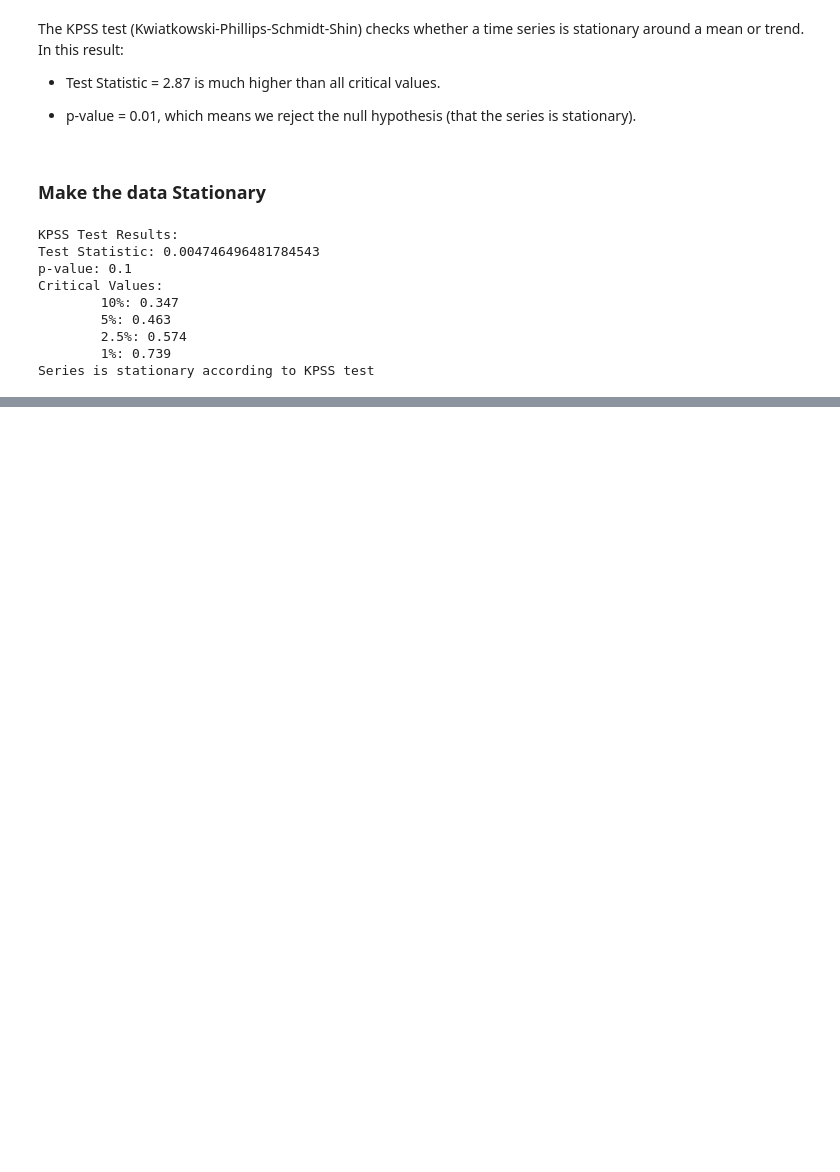
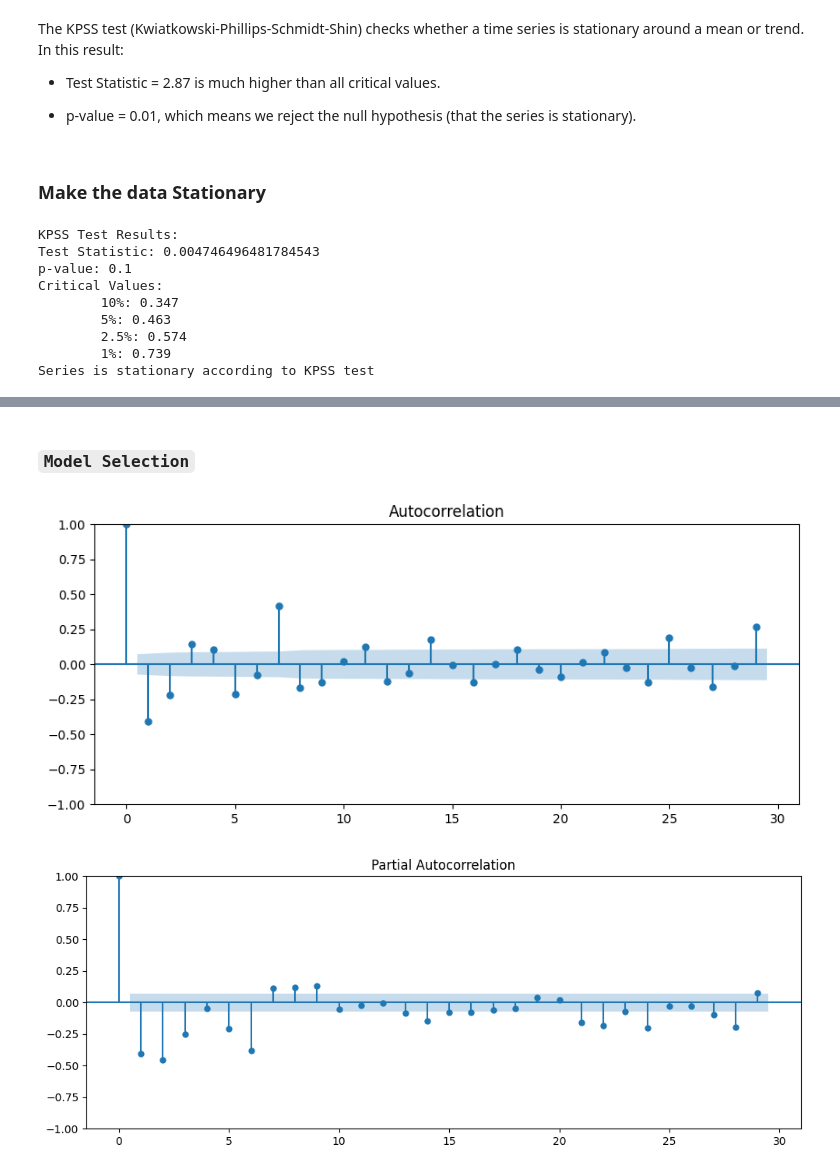
Before and after one commit to murithidenisgitobu/Adidas-Sales-Analysis-Across-the-US, a Jupyter notebook: Jupyter Notebook/adidas_notebook.ipynb, the cells around one changed output, grey strips where cells are left out. Cells and saved outputs as stored; diff of their text form; code cells hidden in the pictures; blank space fills up the shorter version.

```diff
--- a/Jupyter Notebook/adidas_notebook.ipynb
+++ b/Jupyter Notebook/adidas_notebook.ipynb
@@ -1121,0 +1126,12 @@ Series is stationary according to KPSS test
+# %%
+# Drop the raw sales to reamin with differenced sales
+daily_sales_stats = daily_sales_stats.drop("Total Sales", axis=1)
+# %%
+# Ensure the index is a datetime object
+daily_sales_stats.index = pd.to_datetime(daily_sales_stats.index)
+
+# Train data = 1 year 6 months (up to and including June 30, 2021)
+train_data = daily_sales_stats.loc[daily_sales_stats.index <= "2021-06-30"]
+
+# Test data = Next 6 months (after June 30, 2021)
+test_data = daily_sales_stats.loc[daily_sales_stats.index > "2021-06-30"]
@@ -1121,0 +1143,12 @@ Series is stationary according to KPSS test
+# %% [markdown]
+### **`Model Selection`**
+# %%
+# Plot acf and pacf to determine p,d,q
+plot_acf(daily_sales_stats["differenced_sales"].dropna())
+
+plot_pacf(daily_sales_stats["differenced_sales"].dropna())
+
+plt.tight_layout()
+# %% [output]
+[figure, added]
+[figure, added]
```
Also changed, not shown: parts of 20 cells of this notebook, 1 other file.
